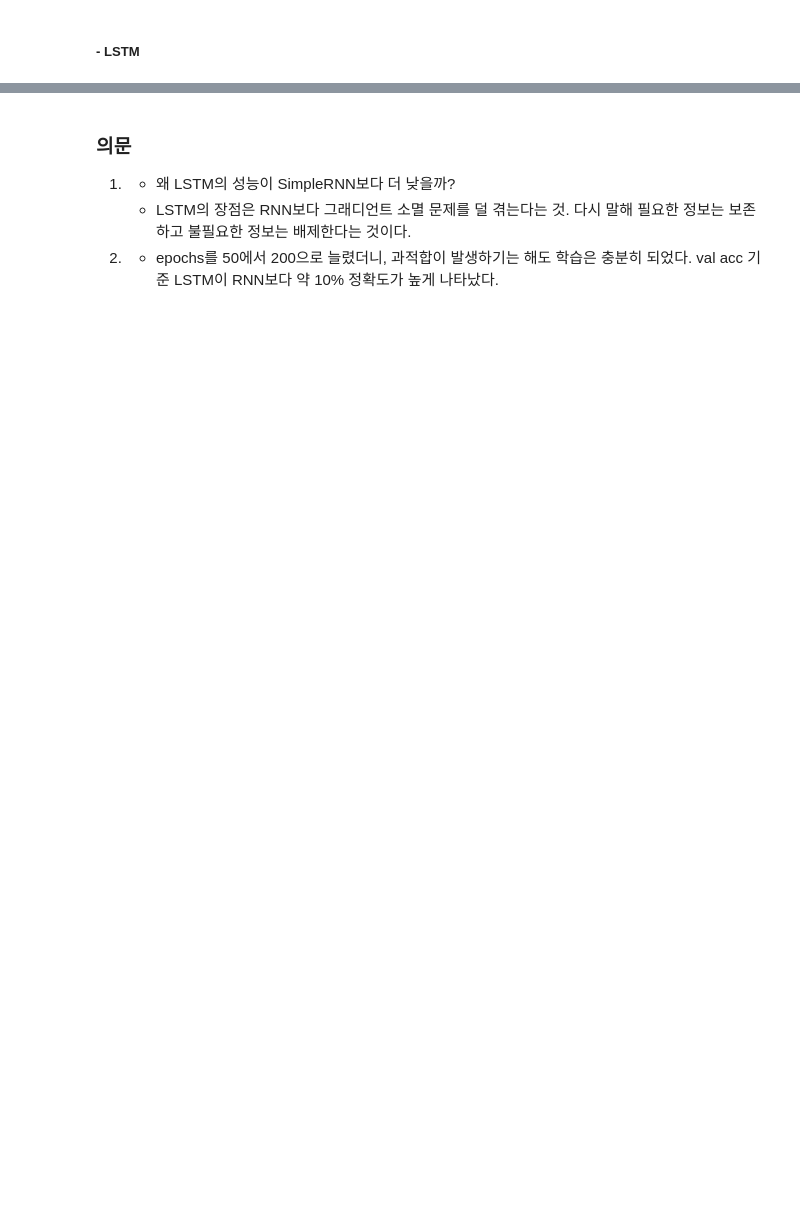
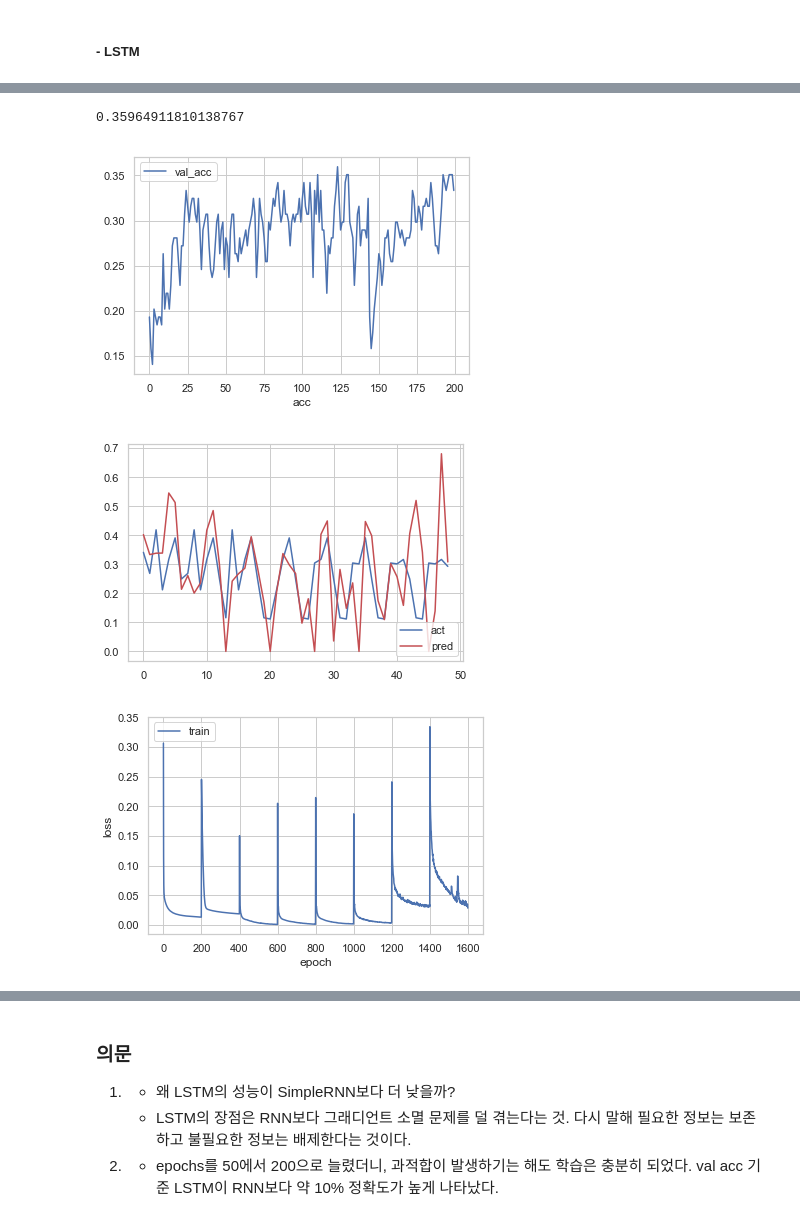
Before and after one commit to seokyeongheo/iot-data-practice, a Jupyter notebook: 3rd/181219_rnn_2.ipynb, the cells around one changed output, grey strips where cells are left out. Drawn from its saved outputs; the diff is of its cells as text; code cells hidden in the pictures; blank space fills up the shorter version.

Commit message:
iot-practice-rnn-04-lstm-gru-test

```diff
--- a/3rd/181219_rnn_2.ipynb
+++ b/3rd/181219_rnn_2.ipynb
@@ -667,0 +690,39 @@ Wall time: 29.5 s
+# %%
+%%time
+
+# model : LSTM
+# activation : relu
+# loss : mse
+# optimizer : adam
+# metrics : accuracy
+# 가중치 초기화 kernel_initializer : 'glorot_normal'
+# kernel_regulaizer : L2
+# dropout
+# batch normalization
+
+model_RNN = Sequential()
+model_RNN.add(LSTM(236, kernel_initializer='glorot_normal', \
+                        kernel_regularizer=regularizers.l2(0.0001), input_shape=(7, 5), activation='relu'))
+model_RNN.add(Dropout(0.1))
+model_RNN.add(BatchNormalization())
+model_RNN.add(Activation('relu'))
+model_RNN.add(Dense(7))
+model_RNN.add(BatchNormalization())
+model_RNN.add(Activation('relu'))
+model_RNN.compile(loss='mean_squared_error', optimizer='adam', metrics=['accuracy'])
+
+result_RNN = model_RNN.fit(X_train, y_train, epochs=200, batch_size=100, verbose=0, callbacks=[history], validation_data=(X_test, y_test))
+result_acc = result_RNN.history['val_acc']
+plt.plot(result_acc)
+plt.xlabel('acc')
+plt.legend(['val_acc'])
+plt.show
+
+print(np.max(result_acc))
+
+performance_graph(model_RNN, X_test, y_test)
+# %% [output]
+0.35964911810138767
+[figure, added]
+[figure, added]
+[figure, added]
```
Also changed, not shown: parts of 9 cells of this notebook.
